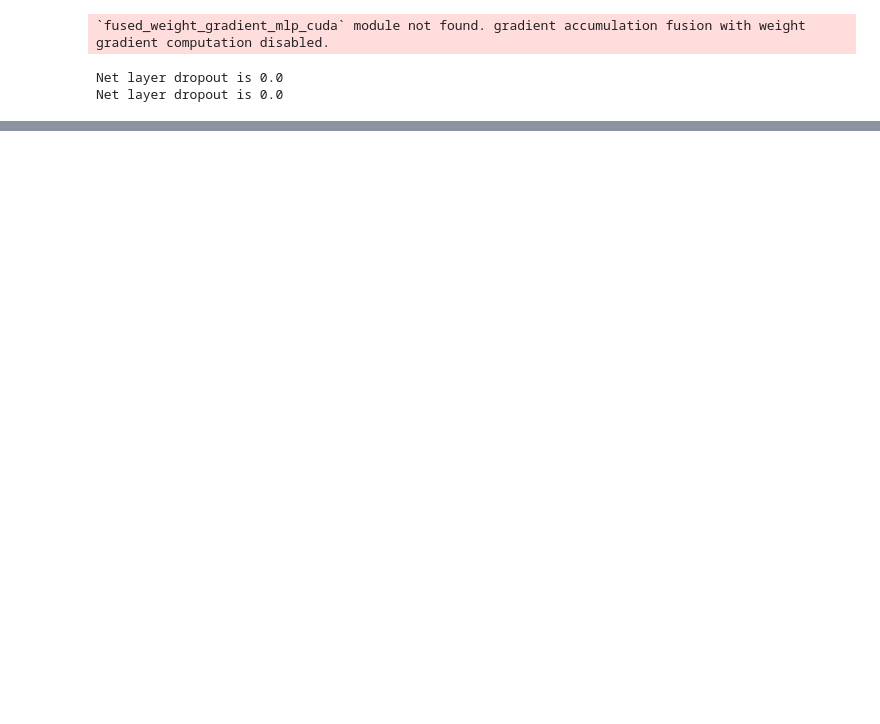
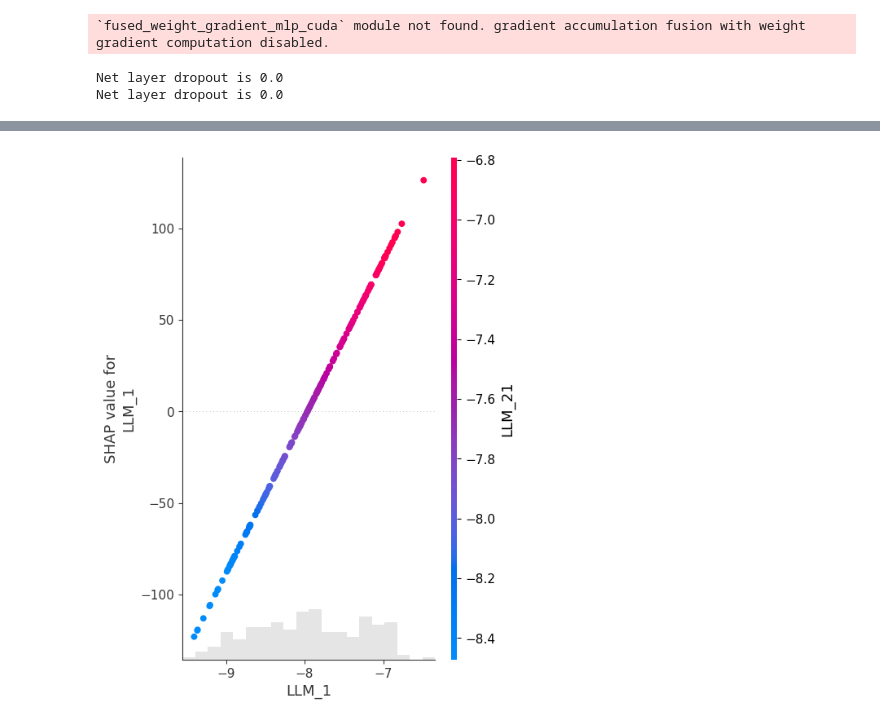
Before and after one commit to NeoNexusX/CCSLLM, a Jupyter notebook: test.ipynb, the cells around one changed output, grey strips where cells are left out. Cells and saved outputs as stored; diff of their text form; code cells hidden in the pictures; blank space fills up the shorter version.

```diff
--- a/test.ipynb
+++ b/test.ipynb
@@ -144,0 +199,18 @@ IndexError: tuple index out of range
+# %%
+from shap.maskers import Independent
+# 创建一个 masker
+masker = Independent(test_pred)  # X_train 是训练数据
+explainer = shap.Explainer(lin_regr.predict,masker)
+shap_values= explainer(test_pred[:200])
+# %%
+shap_values.feature_names =features_name
+shap.plots.scatter(shap_values[:,1], color=shap_values,dot_size=32,show=False)  # 关闭自动显示，便于后续调整
+
+# 2. 获取当前画布并修改尺寸
+current_fig = plt.gcf()
+current_fig.set_size_inches(5, 8)  # 设置宽度和高度（单位：英寸）
+
+# 3. 手动显示图像
+plt.show()
+# %% [output]
+[figure, added]
```
Also changed, not shown: parts of 13 cells of this notebook, 6 other files.
